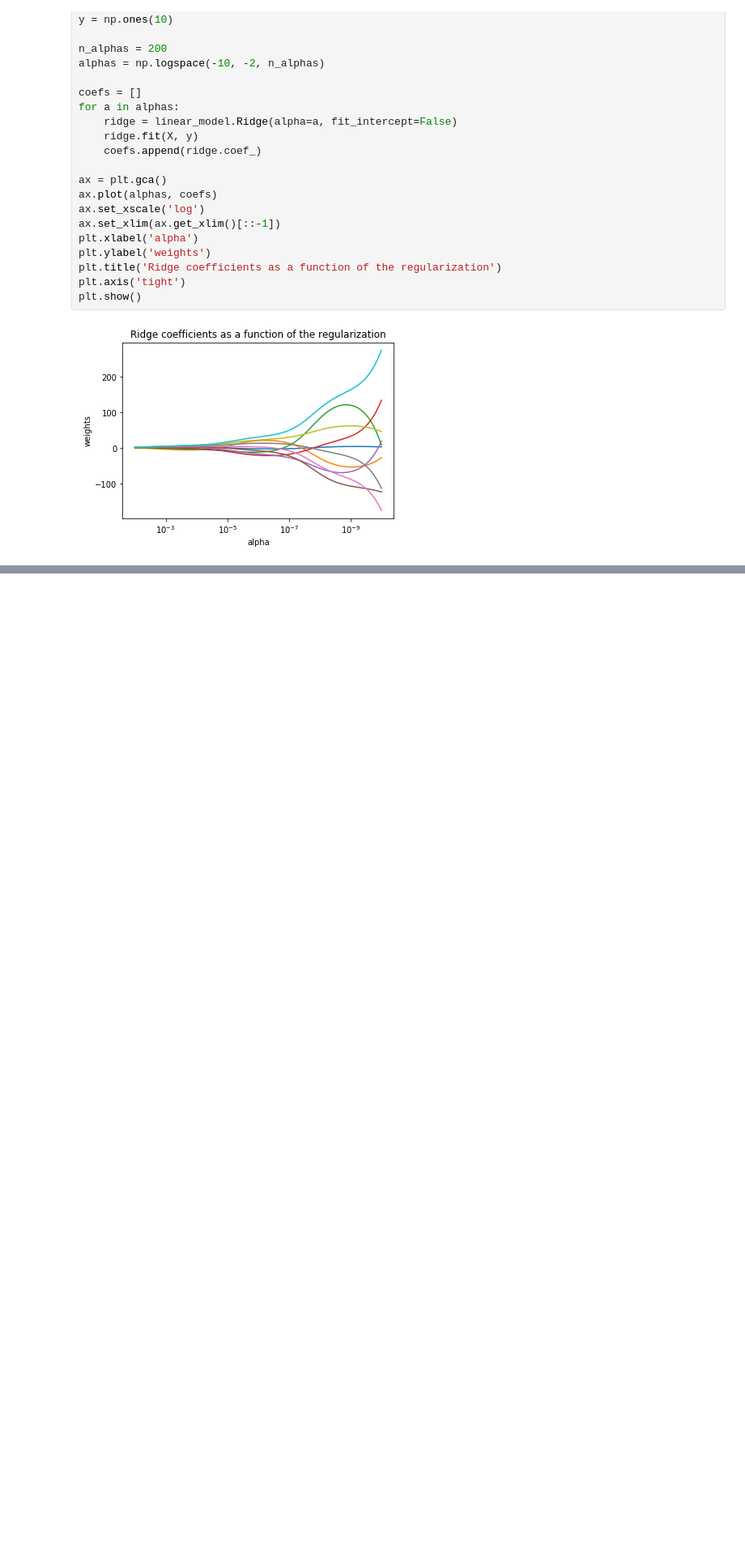
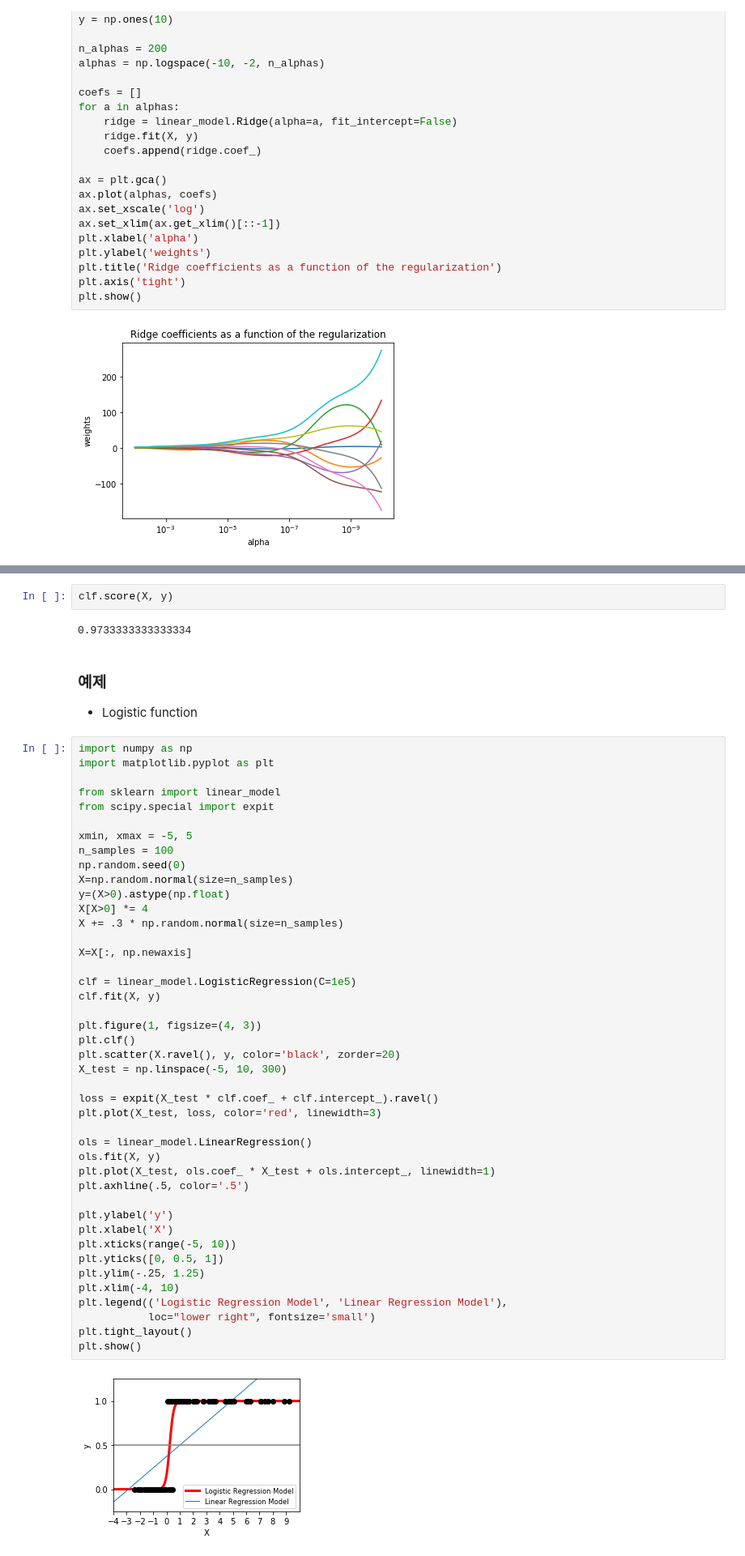
Before and after one commit to CEOJINSUNG/Bigdata, a Jupyter notebook: Scikit-Learn/1. Linear Models.ipynb, the cells around one changed output, grey strips where cells are left out. Shown: that part at 81% size. Drawn from its saved outputs; the diff is of its cells as text; blank space fills up the shorter version.

```diff
--- a/Scikit-Learn/1. Linear Models.ipynb
+++ b/Scikit-Learn/1. Linear Models.ipynb
@@ -118,0 +386,52 @@ reg.fit()
+# %%
+clf.score(X, y)
+# %% [output]
+0.9733333333333334
+# %% [markdown]
+### 예제
+- Logistic function
+# %%
+import numpy as np
+import matplotlib.pyplot as plt
+
+from sklearn import linear_model
+from scipy.special import expit
+
+xmin, xmax = -5, 5
+n_samples = 100
+np.random.seed(0)
+X=np.random.normal(size=n_samples)
+y=(X>0).astype(np.float)
+X[X>0] *= 4
+X += .3 * np.random.normal(size=n_samples)
+
+X=X[:, np.newaxis]
+
+clf = linear_model.LogisticRegression(C=1e5)
+clf.fit(X, y)
+
+plt.figure(1, figsize=(4, 3))
+plt.clf()
+plt.scatter(X.ravel(), y, color='black', zorder=20)
+X_test = np.linspace(-5, 10, 300)
+
+loss = expit(X_test * clf.coef_ + clf.intercept_).ravel()
+plt.plot(X_test, loss, color='red', linewidth=3)
+
+ols = linear_model.LinearRegression()
+ols.fit(X, y)
+plt.plot(X_test, ols.coef_ * X_test + ols.intercept_, linewidth=1)
+plt.axhline(.5, color='.5')
+
+plt.ylabel('y')
+plt.xlabel('X')
+plt.xticks(range(-5, 10))
+plt.yticks([0, 0.5, 1])
+plt.ylim(-.25, 1.25)
+plt.xlim(-4, 10)
+plt.legend(('Logistic Regression Model', 'Linear Regression Model'),
+           loc="lower right", fontsize='small')
+plt.tight_layout()
+plt.show()
+# %% [output]
+[figure, added]
```
Also changed, not shown: parts of 33 cells of this notebook, 8 other files.
